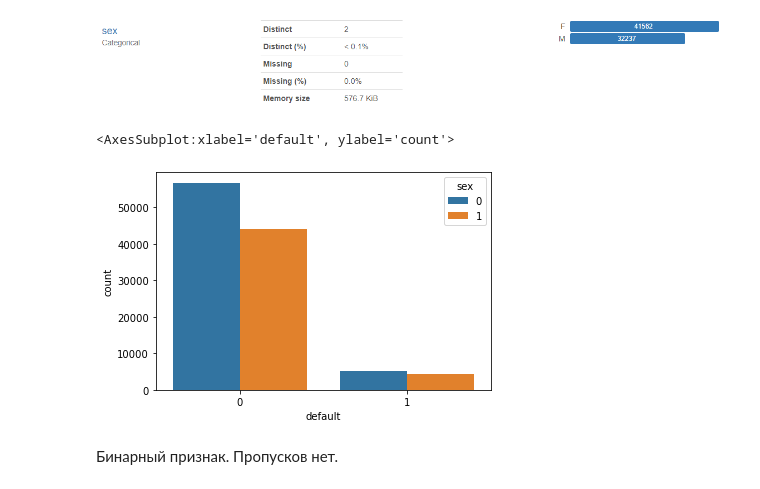
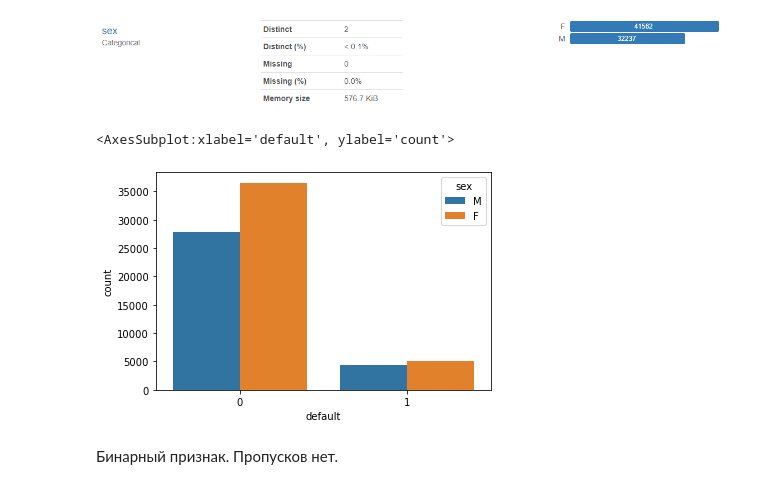
Before and after one commit to vedikhin/skillfactory, a Jupyter notebook: module_5/av-sf-scoring.ipynb, the cells around one changed output. Drawn from its saved outputs; the diff is of its cells as text; code cells hidden in the pictures.

```diff
--- a/module_5/av-sf-scoring.ipynb
+++ b/module_5/av-sf-scoring.ipynb
@@ -191,10 +217,10 @@ sns.countplot(x = df['education'], data = df)
 # %% [markdown]
 ![image.png](attachment:image.png)
 # %%
-sns.countplot(x= data['default'],hue = data['sex'], data = data)
+sns.countplot(x= df_train['default'],hue = df_train['sex'], data = df_train)
 # %% [output]
 <AxesSubplot:xlabel='default', ylabel='count'>
-[figure, old version]
+[figure, new version]
 # %% [markdown]
 Бинарный признак. Пропусков нет.
 # %% [markdown]
```
Also changed, not shown: parts of 63 cells of this notebook.
